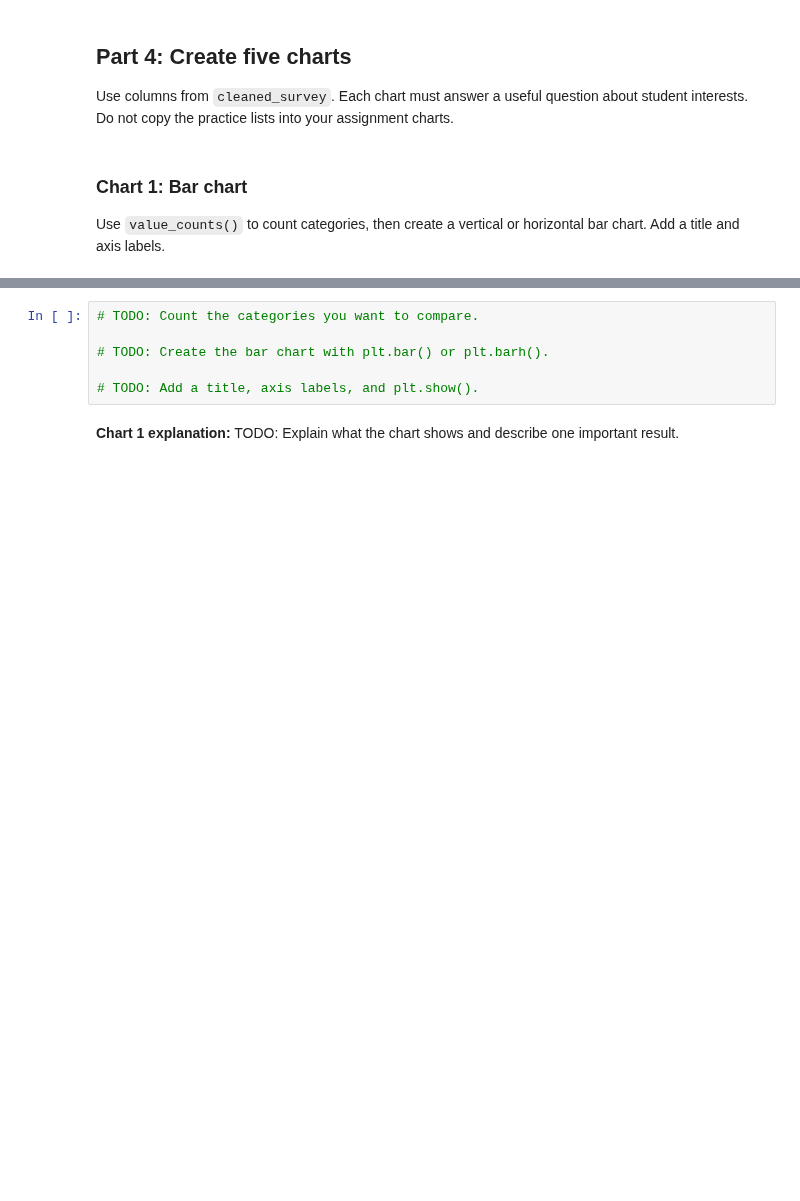
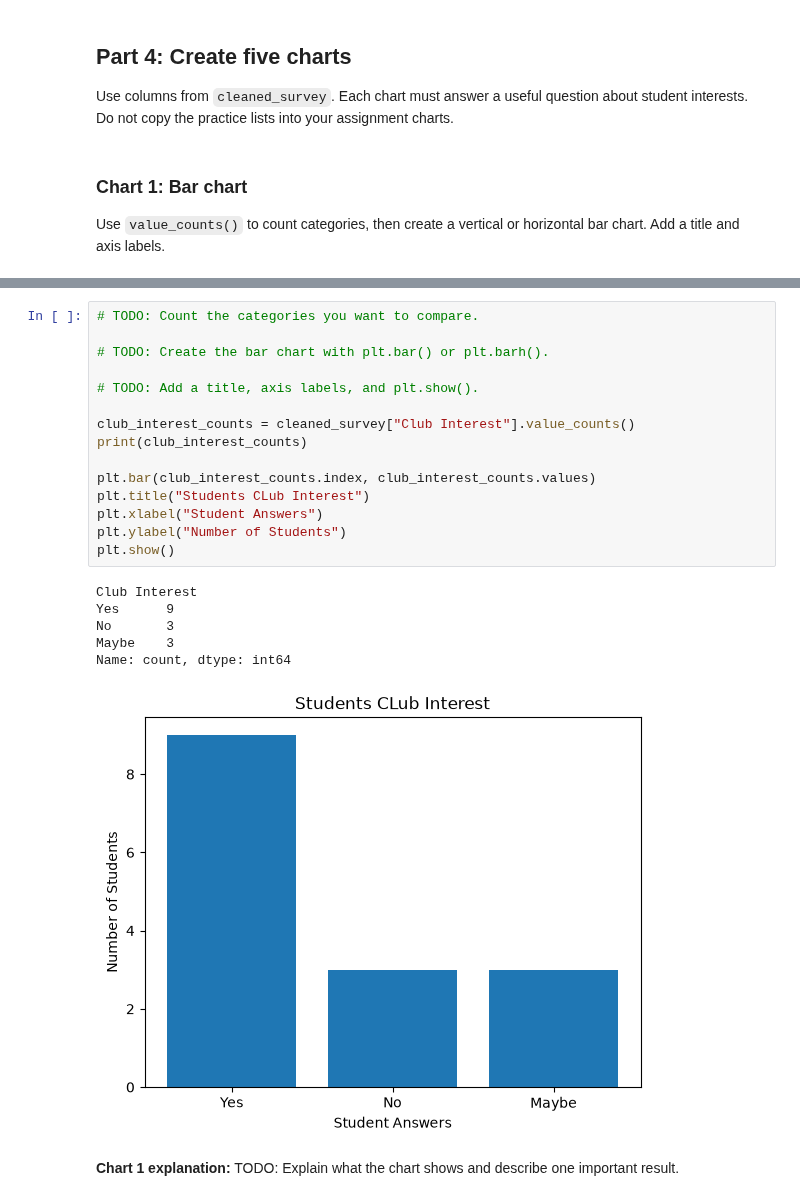
Before and after one commit to hendersongiovann-tech/CMP-Data_Exploration-and-Cleaning, a Jupyter notebook: MatplotlibAssignment.ipynb, the cells around one changed output, grey strips where cells are left out. Saved outputs shown, nothing was run; the diff lists cells and outputs as text; blank space fills up the shorter version.

```diff
--- a/MatplotlibAssignment.ipynb
+++ b/MatplotlibAssignment.ipynb
@@ -191,9 +221,25 @@ Use `value_counts()` to count categories, then create a vertical or horizontal b
 # %%
 # TODO: Count the categories you want to compare.
 
 # TODO: Create the bar chart with plt.bar() or plt.barh().
 
 # TODO: Add a title, axis labels, and plt.show().
+
+club_interest_counts = cleaned_survey["Club Interest"].value_counts()
+print(club_interest_counts)
+
+plt.bar(club_interest_counts.index, club_interest_counts.values)
+plt.title("Students CLub Interest")
+plt.xlabel("Student Answers")
+plt.ylabel("Number of Students")
+plt.show()
+# %% [output]
+Club Interest
+Yes      9
+No       3
+Maybe    3
+Name: count, dtype: int64
+[figure, added]
 # %% [markdown]
 **Chart 1 explanation:** TODO: Explain what the chart shows and describe one important result.
 # %% [markdown]
```
Also changed, not shown: parts of 6 cells of this notebook.
